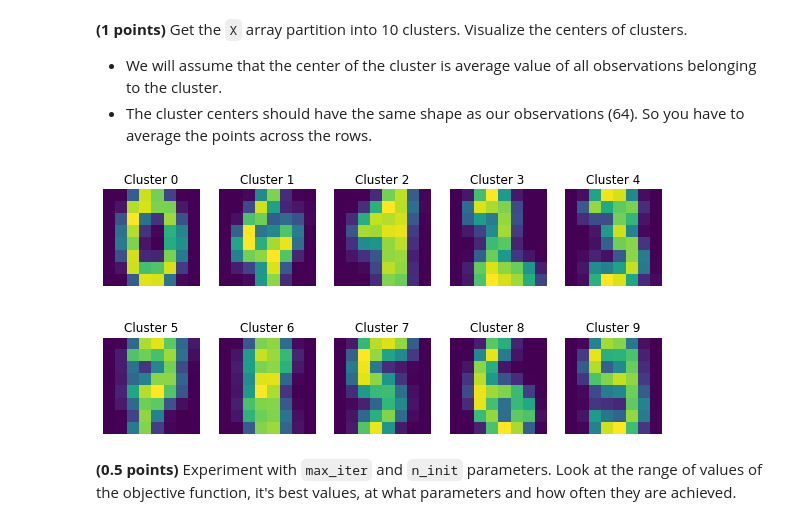
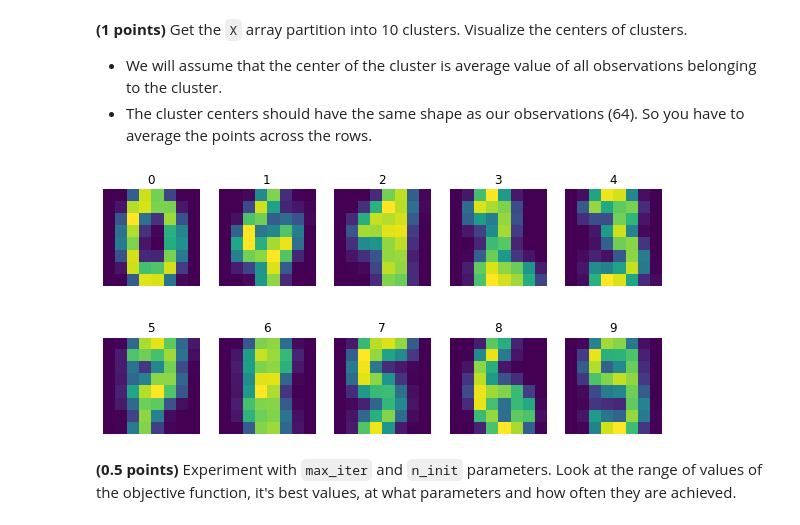
Before and after one commit to Feosen/ml-intro-2022-8, a Jupyter notebook: notebooks/clustering.ipynb, the cells around one changed output. Saved outputs shown, nothing was run; the diff lists cells and outputs as text; code cells hidden in the pictures.

```diff
--- a/notebooks/clustering.ipynb
+++ b/notebooks/clustering.ipynb
@@ -28,11 +28,14 @@ assert y.shape == (1797,)
 - Remove ticks and labels from both axes. The `xticks` and `yticks` functions or the `tick_params` function from `pyplot` can help you with this.
 - Make the output good sized with the `figure` function from `pyplot`.
 # %%
-_, axes = plt.subplots(nrows=2, ncols=5, figsize=(10, 5))
-for ax, image, label in zip(axes.flatten(), X, y):
-    ax.set_axis_off()
-    ax.imshow(image.reshape((8, 8)))
-    ax.set_title(label)
+def show_clusters(X, y):
+    _, axes = plt.subplots(nrows=2, ncols=5, figsize=(10, 5))
+    for ax, image, label in zip(axes.flatten(), X, y):
+        ax.set_axis_off()
+        ax.imshow(image.reshape((8, 8)))
+        ax.set_title(label)
+
+show_clusters(X, y)
 # %% [output]
 [figure]
 # %% [markdown]
@@ -86,9 +89,7 @@ class CustomKMeans:
 
         centroids = np.zeros((self.n_clusters, X.shape[1]))
         for i in range(self.n_clusters):
-            cluster = X[nearest_clusters == i]
-            if cluster.shape[0] > 0:
-                centroids[i, :] = cluster.mean(0)
+            centroids[i, :] = X[nearest_clusters == i].mean(0)
         return centroids
 
     def fit(self, X):
@@ -102,12 +103,15 @@ class CustomKMeans:
 
         ls = np.zeros(self.n_init)
         cc = np.zeros((self.n_init, self.n_clusters, X.shape[1]))
+        self.max_iter_ = 0
         for n in range(self.n_init):
             prev_nearest_clusters = None
             cluster_centers = X[self.random_state.randint(0, X.shape[0] + 1, self.n_clusters)]
             for i in range(self.max_iter):
                 nearest_clusters = self.calculate_distances_to_centroids(X, cluster_centers).argmin(1)
                 if prev_nearest_clusters is not None and np.array_equal(prev_nearest_clusters, nearest_clusters):
+                    if self.max_iter_ < i:
+                        self.max_iter_ = i
                     break
                 cluster_centers = self.update_centroids(X, nearest_clusters)
                 prev_nearest_clusters = nearest_clusters
@@ -115,6 +119,7 @@ class CustomKMeans:
             cc[n, :, :] = cluster_centers
             for i, c in enumerate(cluster_centers):
                 ls[n] += (abs(X[nearest_clusters == i] - c)).sum()
+        self.best_objective_ = ls.min()
         self.cluster_centers_ = cc[ls.argmin(), :]
         return self
 
@@ -146,14 +151,16 @@ ckm = CustomKMeans(n_clusters=10)
 ckm.fit(X)
 custom_kmeans_labels = ckm.predict(X)
 assert custom_kmeans_labels.shape == (1797,)
-# %%
-_, axes = plt.subplots(nrows=2, ncols=5, figsize=(10, 5))
-for i, ax in enumerate(axes.flatten()):
-    ax.set_axis_off()
-    cluster = X[custom_kmeans_labels==i].mean(0)
-    ax.imshow(cluster.reshape((8, 8)))
-    ax.set_title(f'Cluster {i}')
-# %% [output]
-[figure, removed]
+# %%
+def calc_centers(X, y, n):
+    centers = np.zeros(X.shape)
+    for i in range(n):
+        centers[i, :] = X[y == i].mean(0)
+    return centers
+# %%
+clusters = calc_centers(X, custom_kmeans_labels, 10)
+show_clusters(clusters, range(10))
+# %% [output]
+[figure, added]
 # %% [markdown]
 **(0.5 points)** Experiment with `max_iter` and `n_init` parameters. Look at the range of values of the objective function, it's best values, at what parameters and how often they are achieved.
```
Also changed, not shown: parts of 11 cells of this notebook.
